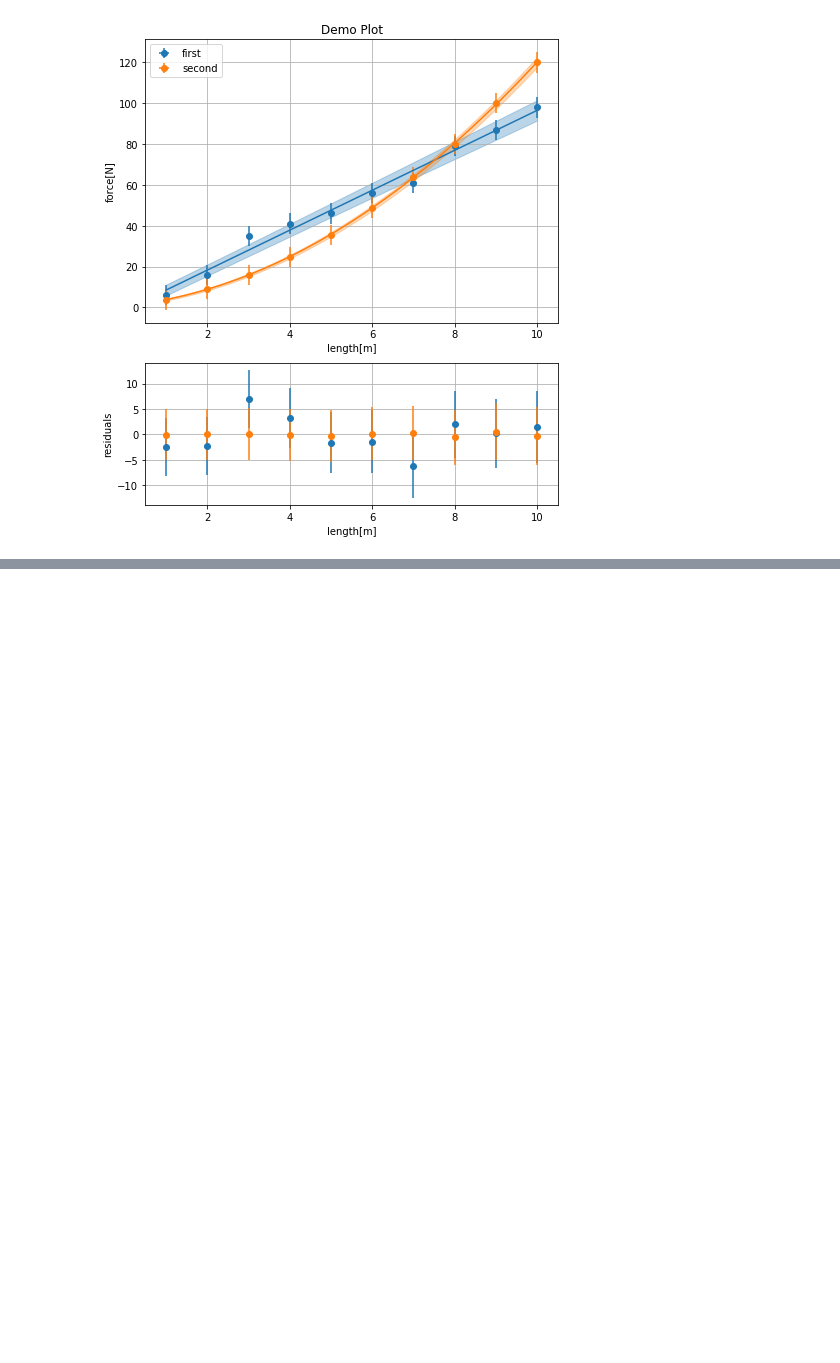
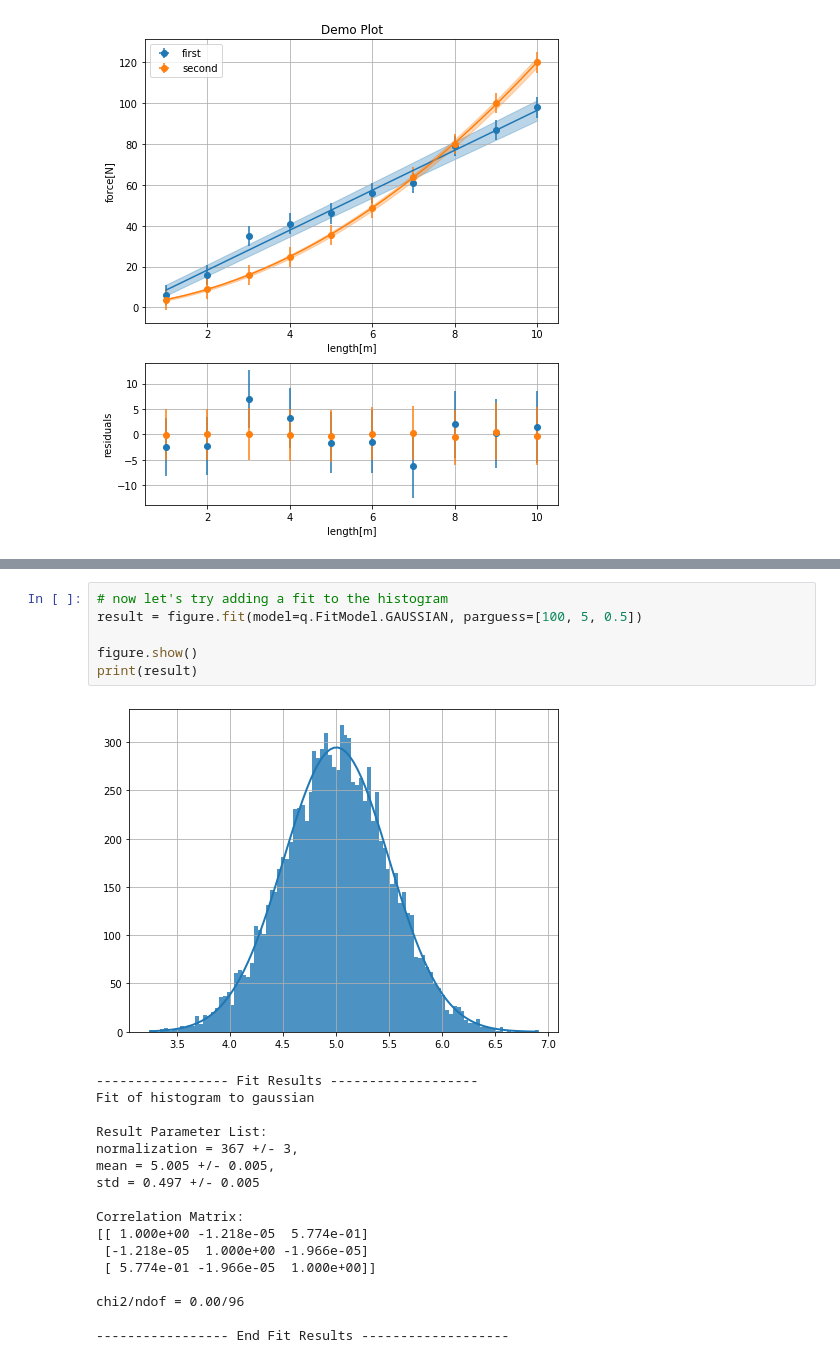
Before and after one commit to Queens-Physics/qexpy, a Jupyter notebook: examples/plotting_and_fitting.ipynb, the cells around one changed output, grey strips where cells are left out. Cells and saved outputs as stored; diff of their text form; blank space fills up the shorter version.

```diff
--- a/examples/plotting_and_fitting.ipynb
+++ b/examples/plotting_and_fitting.ipynb
@@ -81,0 +95,24 @@ figure.show()
+# %%
+# now let's try adding a fit to the histogram
+result = figure.fit(model=q.FitModel.GAUSSIAN, parguess=[100, 5, 0.5])
+
+figure.show()
+print(result)
+# %% [output]
+[figure, added]
+----------------- Fit Results -------------------
+Fit of histogram to gaussian
+
+Result Parameter List:
+normalization = 367 +/- 3,
+mean = 5.005 +/- 0.005,
+std = 0.497 +/- 0.005
+
+Correlation Matrix:
+[[ 1.000e+00 -1.218e-05  5.774e-01]
+ [-1.218e-05  1.000e+00 -1.966e-05]
+ [ 5.774e-01 -1.966e-05  1.000e+00]]
+
+chi2/ndof = 0.00/96
+
+----------------- End Fit Results -------------------
```
Also changed, not shown: parts of 2 cells of this notebook, 4 other files.
